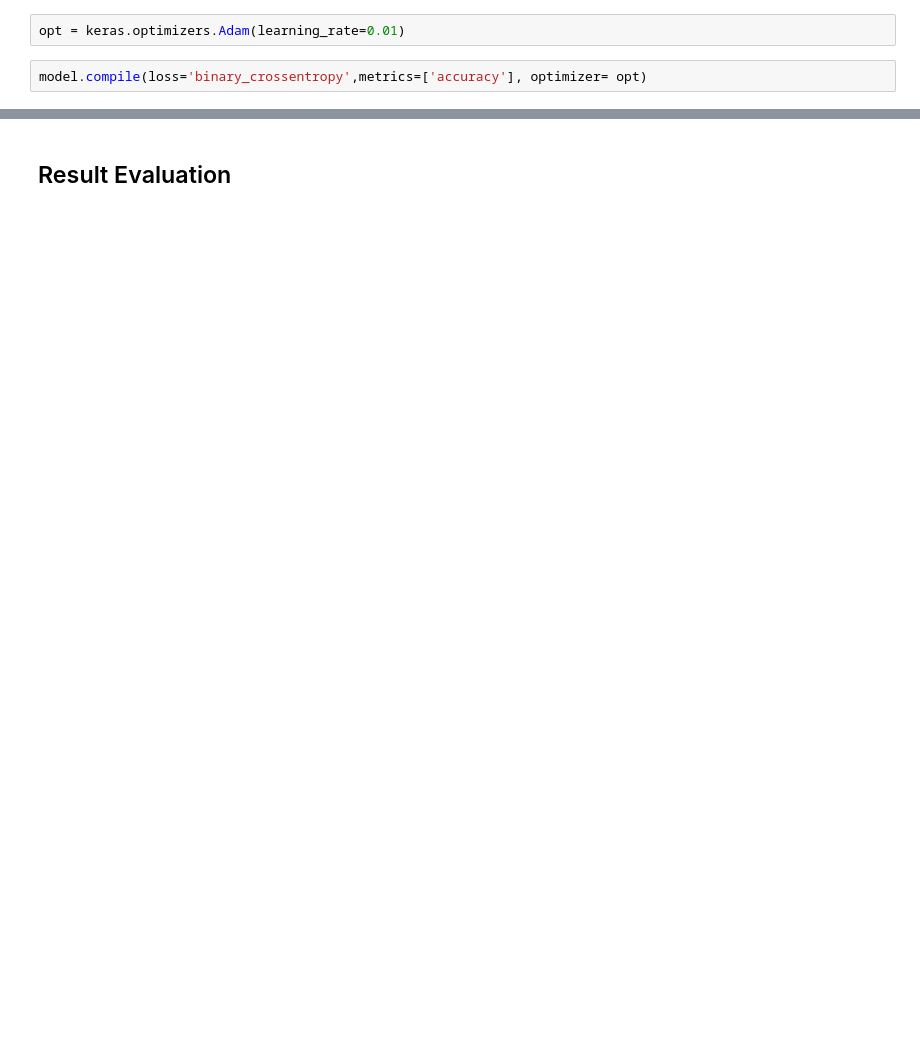
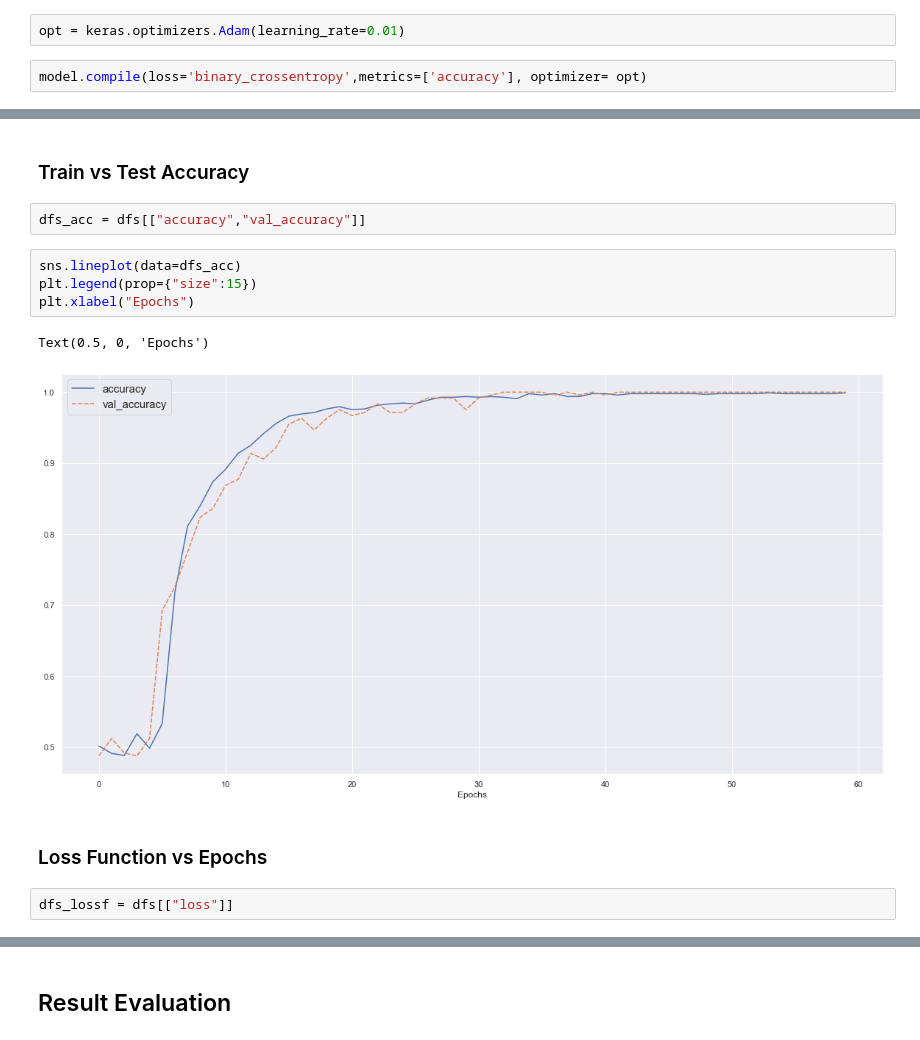
Before and after one commit to ShirsenduRyo/Activation-Function, a Jupyter notebook: Bank note Classification.ipynb, the cells around one changed output, grey strips where cells are left out. Cells and saved outputs as stored; diff of their text form; blank space fills up the shorter version.

```diff
--- a/Bank note Classification.ipynb
+++ b/Bank note Classification.ipynb
@@ -462,0 +293,15 @@ Epoch 19/60
+# %% [markdown]
+### Train vs Test Accuracy
+# %%
+dfs_acc = dfs[["accuracy","val_accuracy"]]
+# %%
+sns.lineplot(data=dfs_acc)
+plt.legend(prop={"size":15})
+plt.xlabel("Epochs")
+# %% [output]
+Text(0.5, 0, 'Epochs')
+[figure, added]
+# %% [markdown]
+### Loss Function vs Epochs
+# %%
+dfs_lossf = dfs[["loss"]]
```
Also changed, not shown: parts of 100 cells of this notebook, 4 other files.
